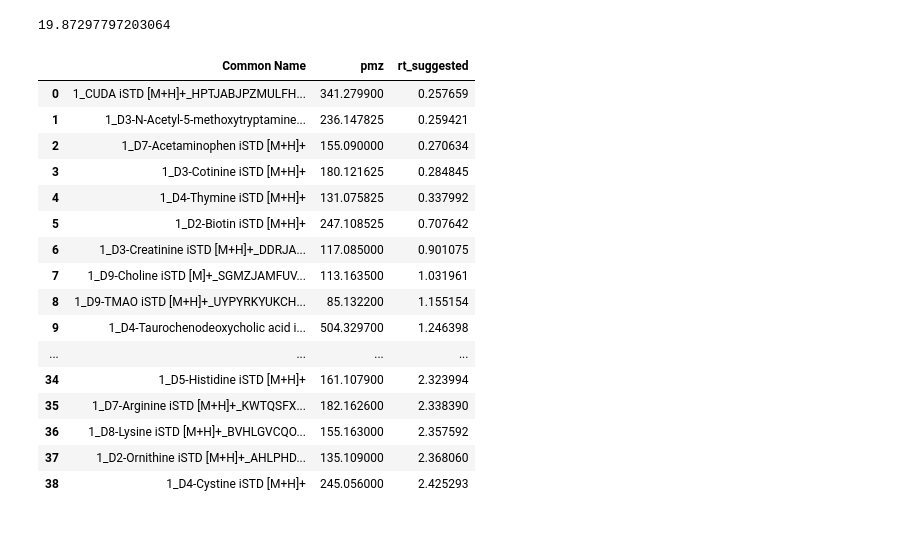
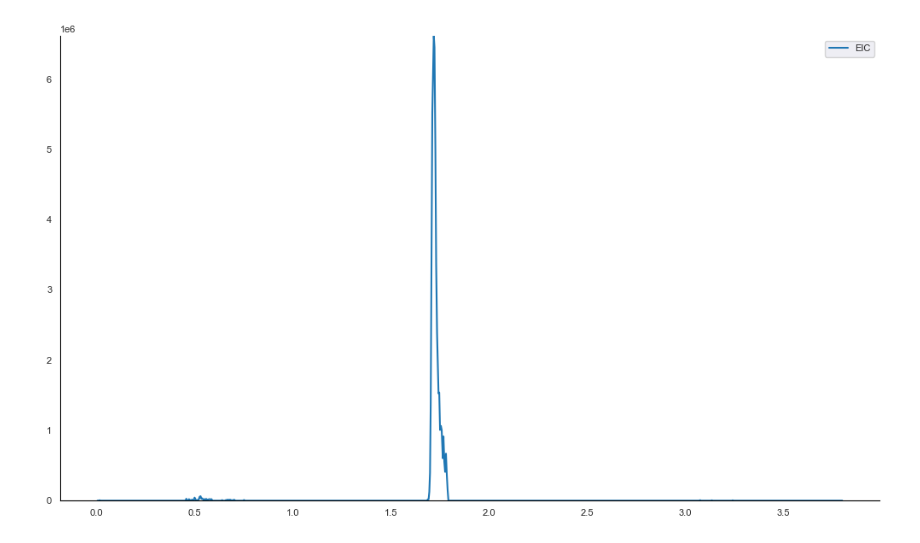
Before and after one commit to FanzhouKong/lead_finder, a Jupyter notebook: gut_microbio.ipynb, the cells around one changed output. Saved outputs shown, nothing was run; the diff lists cells and outputs as text; code cells hidden in the pictures.

Commit message:
flash eic update

```diff
--- a/gut_microbio.ipynb
+++ b/gut_microbio.ipynb
@@ -28,4 +30,2 @@ import time
 # %%
 istd_info = pd.read_csv(os.path.join(master_dir, 'CORE_posHILIC_mzrt_5minMtd_correctionSheet.csv'))
-# %%
-file_list = get_file_list(pl_dir, 'csv', with_tail=False)
@@ -31,0 +37,2 @@ file_list = get_file_list(pl_dir, 'csv', with_tail=False)
+# %%
+ms1, ms2 = ff.process_mzml(os.path.join(mzml_dir, file_list[0]))
@@ -31,0 +43,2 @@ file_list = get_file_list(pl_dir, 'csv', with_tail=False)
+# %%
+mass_sorted, intensity_sorted, index_sorted, rt_list = ff.build_index(ms1)
@@ -31,0 +183,6 @@ file_list = get_file_list(pl_dir, 'csv', with_tail=False)
+# %%
+intensity_list = ff.flash_eic(245.097580, mass_sorted, intensity_sorted, index_sorted)
+# %%
+ff.EIC(rt_list, intensity_list)
+# %% [output]
+[figure, added]
@@ -32,29 +191,2 @@ file_list = get_file_list(pl_dir, 'csv', with_tail=False)
 # %%
 from toolsets.spectra_plotter import head_to_tail_plot
-# %%
-start = time.time()
-features_all = feature_finding(ms1, ms2)
-end = time.time()
-print(end-start)
-# %% [output]
-19.87297797203064
-# %%
-istd_info
-# %% [output]
-|  | Common Name | pmz | rt_suggested |
-| 0 | 1_CUDA iSTD [M+H]+_HPTJABJPZMULFH... | 341.279900 | 0.257659 |
-| 1 | 1_D3-N-Acetyl-5-methoxytryptamine... | 236.147825 | 0.259421 |
-| 2 | 1_D7-Acetaminophen iSTD [M+H]+ | 155.090000 | 0.270634 |
-| 3 | 1_D3-Cotinine iSTD [M+H]+ | 180.121625 | 0.284845 |
-| 4 | 1_D4-Thymine iSTD [M+H]+ | 131.075825 | 0.337992 |
-| 5 | 1_D2-Biotin iSTD [M+H]+ | 247.108525 | 0.707642 |
-| 6 | 1_D3-Creatinine iSTD [M+H]+_DDRJA... | 117.085000 | 0.901075 |
-| 7 | 1_D9-Choline iSTD [M]+_SGMZJAMFUV... | 113.163500 | 1.031961 |
-| 8 | 1_D9-TMAO iSTD [M+H]+_UYPYRKYUKCH... | 85.132200 | 1.155154 |
-| 9 | 1_D4-Taurochenodeoxycholic acid i... | 504.329700 | 1.246398 |
-| ... | ... | ... | ... |
-| 34 | 1_D5-Histidine iSTD [M+H]+ | 161.107900 | 2.323994 |
-| 35 | 1_D7-Arginine iSTD [M+H]+_KWTQSFX... | 182.162600 | 2.338390 |
-| 36 | 1_D8-Lysine iSTD [M+H]+_BVHLGVCQO... | 155.163000 | 2.357592 |
-| 37 | 1_D2-Ornithine iSTD [M+H]+_AHLPHD... | 135.109000 | 2.368060 |
-| 38 | 1_D4-Cystine iSTD [M+H]+ | 245.056000 | 2.425293 |
```
Also changed, not shown: parts of 80 cells of this notebook, 23 other files.
